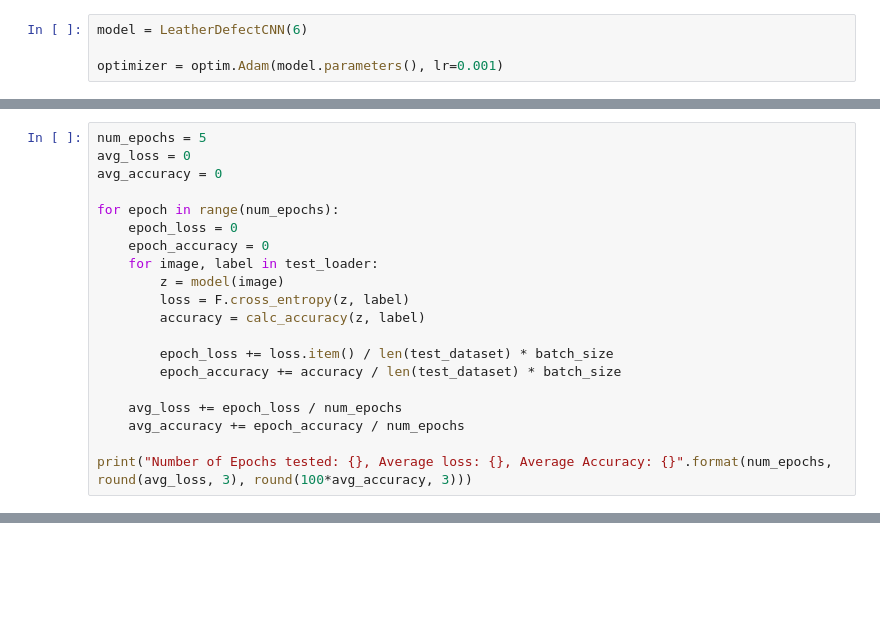
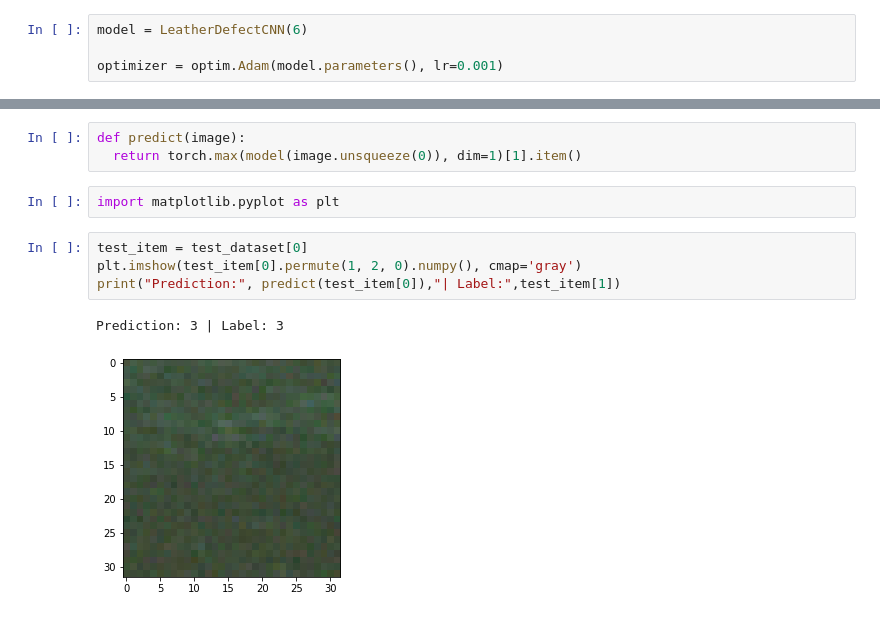
Before and after one commit to eigengravy/QSTP-2022, a Jupyter notebook: kratos/week3/LeatherDefectClassificationCNN.ipynb, the cells around one changed output, grey strips where cells are left out. Drawn from its saved outputs; the diff is of its cells as text; blank space fills up the shorter version.

```diff
--- a/kratos/week3/LeatherDefectClassificationCNN.ipynb
+++ b/kratos/week3/LeatherDefectClassificationCNN.ipynb
@@ -112,20 +105,0 @@ Epoch: 95, Loss: 1.413, Accuracy: 63.021
-# %%
-num_epochs = 5
-avg_loss = 0
-avg_accuracy = 0
-
-for epoch in range(num_epochs):
-    epoch_loss = 0
-    epoch_accuracy = 0
-    for image, label in test_loader:
-        z = model(image)
-        loss = F.cross_entropy(z, label)
-        accuracy = calc_accuracy(z, label)
-
-        epoch_loss += loss.item() / len(test_dataset) * batch_size
-        epoch_accuracy += accuracy / len(test_dataset) * batch_size
-
-    avg_loss += epoch_loss / num_epochs
-    avg_accuracy += epoch_accuracy / num_epochs
-
-print("Number of Epochs tested: {}, Average loss: {}, Average Accuracy: {}".format(num_epochs, round(avg_loss, 3), round(100*avg_accuracy, 3)))
@@ -133,0 +106,12 @@ Number of Epochs tested: 5, Average loss: 1.343, Average Accuracy: 70.056
+# %%
+def predict(image):
+  return torch.max(model(image.unsqueeze(0)), dim=1)[1].item()
+# %%
+import matplotlib.pyplot as plt
+# %%
+test_item = test_dataset[0]
+plt.imshow(test_item[0].permute(1, 2, 0).numpy(), cmap='gray')
+print("Prediction:", predict(test_item[0]),"| Label:",test_item[1])
+# %% [output]
+Prediction: 3 | Label: 3
+[figure, added]
```
Also changed, not shown: parts of 12 cells of this notebook, 1 other file.
